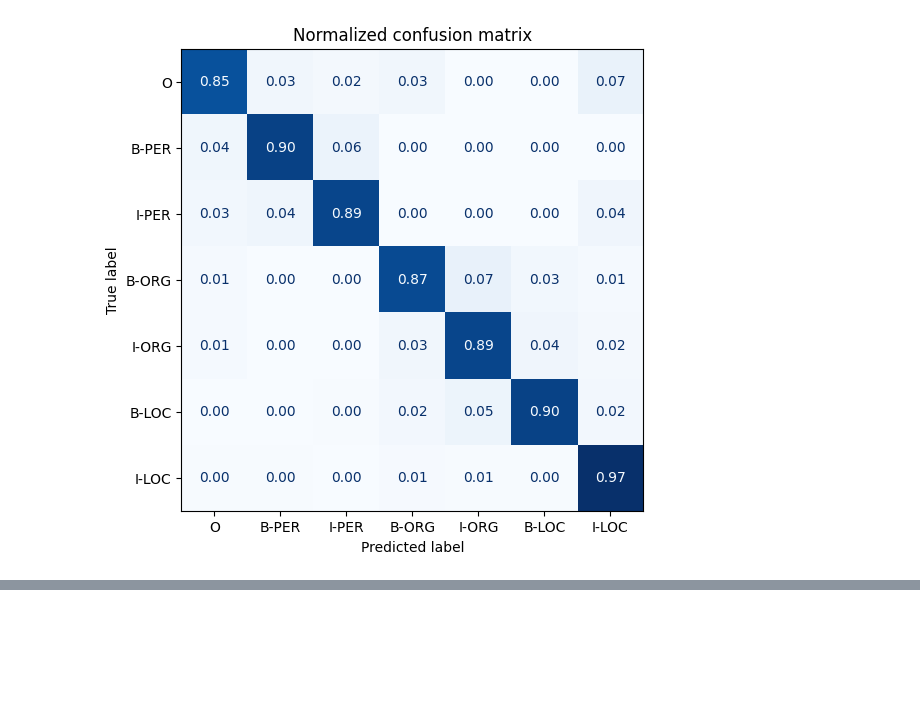
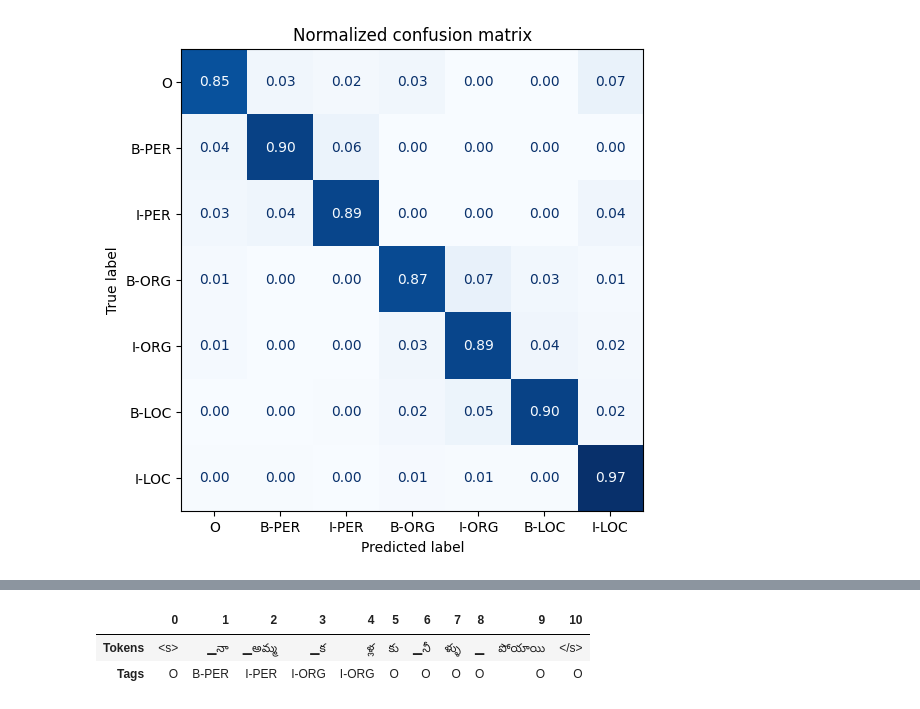
Before and after one commit to the-neural-networker/nlp-with-transformers, a Jupyter notebook: multi-lingual-language-recognition.ipynb, the cells around one changed output, grey strips where cells are left out. Saved outputs shown, nothing was run; the diff lists cells and outputs as text; code cells hidden in the pictures; blank space fills up the shorter version.

```diff
--- a/multi-lingual-language-recognition.ipynb
+++ b/multi-lingual-language-recognition.ipynb
@@ -627,0 +649,7 @@ df_tmp = df.sort_values(by="total_loss", ascending=False).head(3)
+# %%
+text_te = "నా అమ్మ కళ్లకు నీళ్ళు పోయాయి"
+tag_text(text_te, tags, trainer.model, xlmr_tokenizer)
+# %% [output]
+|  | 0 | 1 | 2 | 3 | 4 | 5 | 6 | 7 | 8 | 9 | 10 |
+| Tokens | <s> | ▁నా | ▁అమ్మ | ▁క | ళ్ల | కు | ▁నీ | ళ్ళు | ▁ | పోయాయి | </s> |
+| Tags | O | B-PER | I-PER | I-ORG | I-ORG | O | O | O | O | O | O |
```
Also changed, not shown: parts of 26 cells of this notebook.
